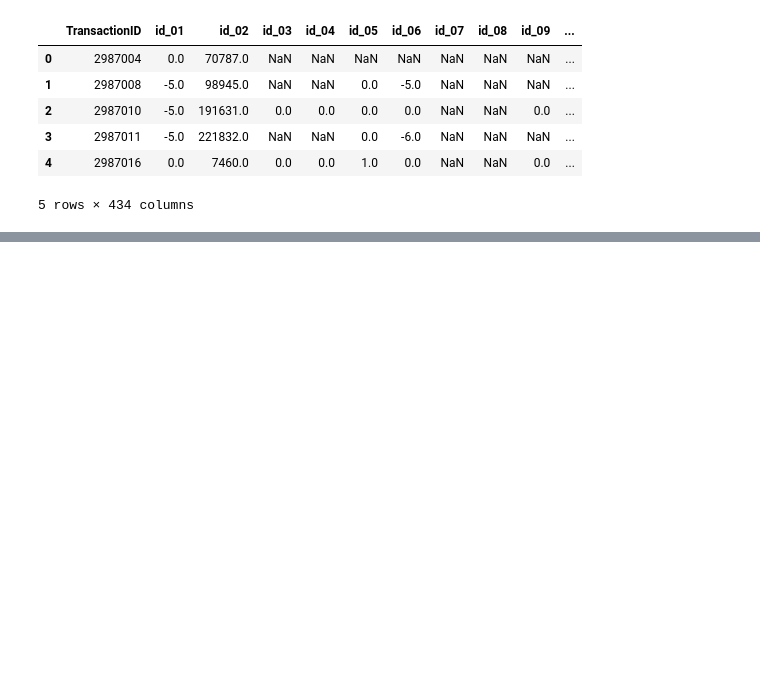
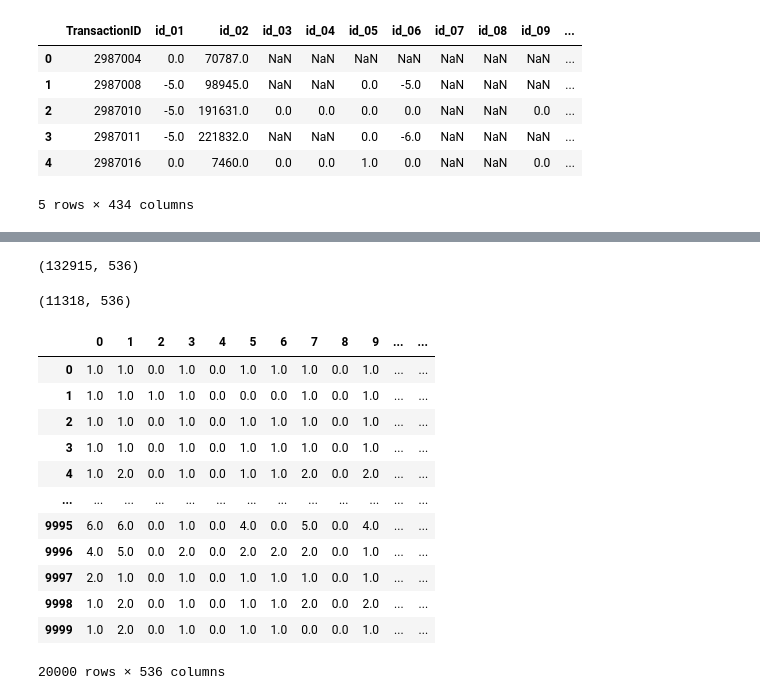
Before and after one commit to x6zeng/dsc198, a Jupyter notebook: Fraud Detection Project-Feature_Engineering.ipynb, the cells around one changed output, grey strips where cells are left out. Cells and saved outputs as stored; diff of their text form; code cells hidden in the pictures; blank space fills up the shorter version.

```diff
--- a/Fraud Detection Project-Feature_Engineering.ipynb
+++ b/Fraud Detection Project-Feature_Engineering.ipynb
@@ -366,0 +336,2 @@ print(pca.explained_variance_ratio_)
+# %%
+combined_data = pd.concat([X, y], axis=1)
@@ -366,0 +348,14 @@ print(pca.explained_variance_ratio_)
+# %%
+combined_data_0 = combined_data[combined_data['isFraud'] == 0]
+combined_data_1 = combined_data[combined_data['isFraud'] == 1]
+# %%
+combined_data_0.shape
+# %% [output]
+(132915, 536)
+# %%
+combined_data_1.shape
+# %% [output]
+(11318, 536)
+# %%
+combined_data_0_10000 = combined_data_0.sample(n=10000, replace=False, ignore_index=True)
+combined_data_1_10000 = combined_data_1.sample(n=10000, replace=False, ignore_index=True)
@@ -366,0 +364,16 @@ print(pca.explained_variance_ratio_)
+# %%
+combined_data_10000
+# %% [output]
+|  | 0 | 1 | 2 | 3 | 4 | 5 | 6 | 7 | 8 | 9 | ... | ... |
+| 0 | 1.0 | 1.0 | 0.0 | 1.0 | 0.0 | 1.0 | 1.0 | 1.0 | 0.0 | 1.0 | ... | ... |
+| 1 | 1.0 | 1.0 | 1.0 | 1.0 | 0.0 | 0.0 | 0.0 | 1.0 | 0.0 | 1.0 | ... | ... |
+| 2 | 1.0 | 1.0 | 0.0 | 1.0 | 0.0 | 1.0 | 1.0 | 1.0 | 0.0 | 1.0 | ... | ... |
+| 3 | 1.0 | 1.0 | 0.0 | 1.0 | 0.0 | 1.0 | 1.0 | 1.0 | 0.0 | 1.0 | ... | ... |
+| 4 | 1.0 | 2.0 | 0.0 | 1.0 | 0.0 | 1.0 | 1.0 | 2.0 | 0.0 | 2.0 | ... | ... |
+| ... | ... | ... | ... | ... | ... | ... | ... | ... | ... | ... | ... | ... |
+| 9995 | 6.0 | 6.0 | 0.0 | 1.0 | 0.0 | 4.0 | 0.0 | 5.0 | 0.0 | 4.0 | ... | ... |
+| 9996 | 4.0 | 5.0 | 0.0 | 2.0 | 0.0 | 2.0 | 2.0 | 2.0 | 0.0 | 1.0 | ... | ... |
+| 9997 | 2.0 | 1.0 | 0.0 | 1.0 | 0.0 | 1.0 | 1.0 | 1.0 | 0.0 | 1.0 | ... | ... |
+| 9998 | 1.0 | 2.0 | 0.0 | 1.0 | 0.0 | 1.0 | 1.0 | 2.0 | 0.0 | 2.0 | ... | ... |
+| 9999 | 1.0 | 2.0 | 0.0 | 1.0 | 0.0 | 1.0 | 1.0 | 0.0 | 0.0 | 1.0 | ... | ... |
+20000 rows × 536 columns
```
Also changed, not shown: parts of 45 cells of this notebook, 1 other file.
